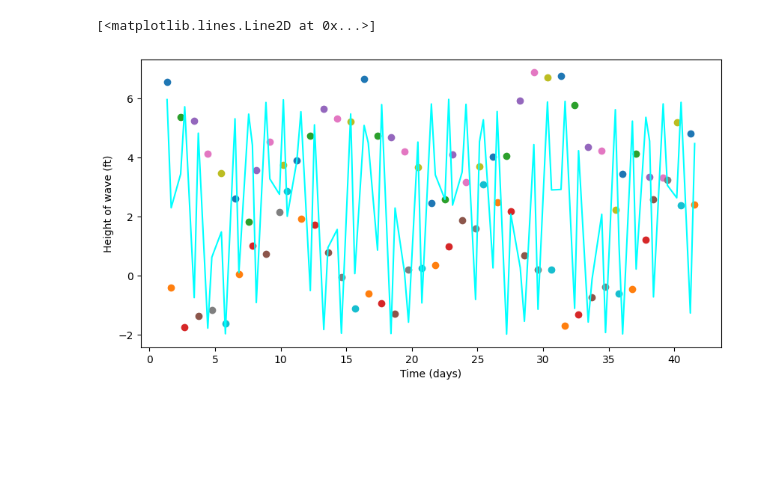
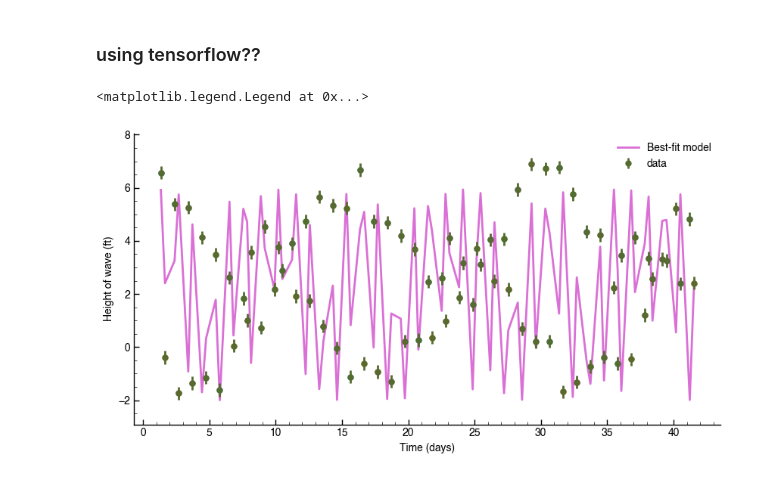
Before and after one commit to kingkap4/ASTR-19-Project, a Jupyter notebook: Project.ipynb, the cells around one changed output. Drawn from its saved outputs; the diff is of its cells as text; code cells hidden in the pictures; blank space fills up the shorter version.

```diff
--- a/Project.ipynb
+++ b/Project.ipynb
@@ -30 +12,12 @@ ASTR19_S22_group_project_data.txt
+# %%
+#define the filename
+fname = 'Downloads/ASTR19_S22_group_project_data.txt'
+
+#open the file with numpy loadtxt
+test_data = np.loadtxt(fname, dtype={'names': ('day', 'time', 'height'),'formats': ('i4', 'S5', 'f4')})
+
+#print the info from the file
+#print(test_data)
+
+plt.style.use("Downloads/astr19_matplotlib_defaults.txt")
 # %%
@@ -137,5 +80,13 @@ print(result_y)
+# %% [markdown]
+### using tensorflow??
 # %%
 #define the filename
+fname = 'Downloads/ASTR19_S22_group_project_data.txt'
+
+#open the file with numpy loadtxt
+test_data = np.loadtxt(fname, dtype={'names': ('day', 'time', 'height'),'formats': ('i4', 'S5', 'f4')})
+
+plt.style.use("Downloads/astr19_matplotlib_defaults.txt")
 fig = plt.figure(figsize=(10,5))
 ax = plt.subplot
 plt.xlabel('Time (days)')
@@ -159,14 +110,14 @@ for item in test_data:
     result_y.append(y)
     plt.scatter(x,y)
 
+
 result_x = np.asarray(result_x)
 result_y = np.asarray(result_y)
 
 
 
-
 #amplitude
-A_init = 4.0
+A_init =4.0
 A_fit = tf.Variable(A_init, name='amplitude')
 #frequency
 f_init = 5.0
@@ -174,7 +125,7 @@ f_fit = tf.Variable(f_init, name='frequency')
 #phase
 p_init = 20.0
 p_fit = tf.Variable(p_init, name='phase')
-#vertical shift
+#phase shift the entire curve
 d_init = 2.0
 d_fit = tf.Variable(d_init, name='vertical shift')
 
@@ -185,59 +136,41 @@ def sinusoid(x, A, f, p, d):
 #define the sinusoidal model
 @tf.function
 def sinusoidal_model(result_x):
-    return A_fit * tf.math.sin(f_fit*x + p_fit)
-
+    return A_fit * tf.math.sin(f_fit*x + p_fit)+d_fit
 
 #define the loss function
 @tf.function
 def mse(y_true, y_pred):
     #mse between true and predicted values
     return tf.losses.mean_squared_error(y_true, y_pred)
 
 
 #Adam optimizer
 optimizer = tf.keras.optimizers.legacy.Adam(learning_rate=0.001)
 
 
 #start training
 epochs = 5000     #number of epochs to run
 display_step = 1000    #number of epochs between printing info to screen
 for epoch in range(epochs):
-    #monitor training/display steps
     if((epoch%display_step)==0):
         pred = sinusoidal_model(result_x)
         loss = mse(pred, result_y)
-        #to print this info, we need to convert to numpy arrays
-        #print(f'Epoch {epoch} | Loss {loss.numpy()}, A: {A_fit.numpy()} f: {f_fit.numpy()} p: {p_fit.numpy()}')
-    #in TF2, gradients are handled using the GradientTape class.
-    #begin GradientTape and optimize
     with tf.GradientTape() as g:
         pred = sinusoidal_model(result_x)
         loss = mse(result_y, pred)
-    #compute dm, db, the gradients with respect to m_fit and b_fit
-    gradients = g.gradient(loss, [A_fit, f_fit, p_fit])
-    #update m_fit adn b_fit with the gradients x learning
-    optimizer.apply_gradients(zip(gradients, [A_fit, f_fit, p_fit]))
-#print the last answer
-#print(f'Epoch {epoch} | Loss {loss.numpy()}, A: {A_fit.numpy()} f: {f_fit.numpy()} p: {p_fit.numpy()}')
-#print("Done!")
+    gradients = g.gradient(loss, [A_fit, f_fit, p_fit, d_fit])
+    optimizer.apply_gradients(zip(gradients, [A_fit, f_fit, p_fit, d_fit]))
 
 
 x_model = np.sort(result_x)
 y_model = sinusoid(x_model, A_fit, f_fit, p_fit, d_fit)
 
-plt.plot(x_model, y_model, color='cyan', label='BFM')
 
-
-#f, ax = plt.subplots(1, 1, figsize=(10,5))
-#plt.errorbar(result_x, result_y, fmt='o', label='Data')
-#ax.plot(x_model, y_model, color='magenta', label='Best-fit model')
-#plt.set_xlim([-0.1,10.1])
-#plt.set_ylim([-2.,2])
-#ax.text(0.5, 1.2, r'$\sigma = 1$', color='0', fontsize=32)
-#ax.set_xlabel('x', fontsize=20)
-#ax.set_ylabel('y', fontsize=20)
-#plt.legend(frameon=False, fontsize=20, handletextpad=0)
+#plotting the best fit
+plt.plot(x_model, y_model, color='orchid', label='Best-fit model')
+plt.errorbar(result_x, result_y, yerr=0.25, color='darkolivegreen', fmt='o', label='data')
+plt.legend(loc=0, frameon=False)
 # %% [output]
-[<matplotlib.lines.Line2D at 0x...>]
+<matplotlib.legend.Legend at 0x...>
-[figure, old version]
+[figure, new version]
```
Also changed, not shown: parts of 11 cells of this notebook.
